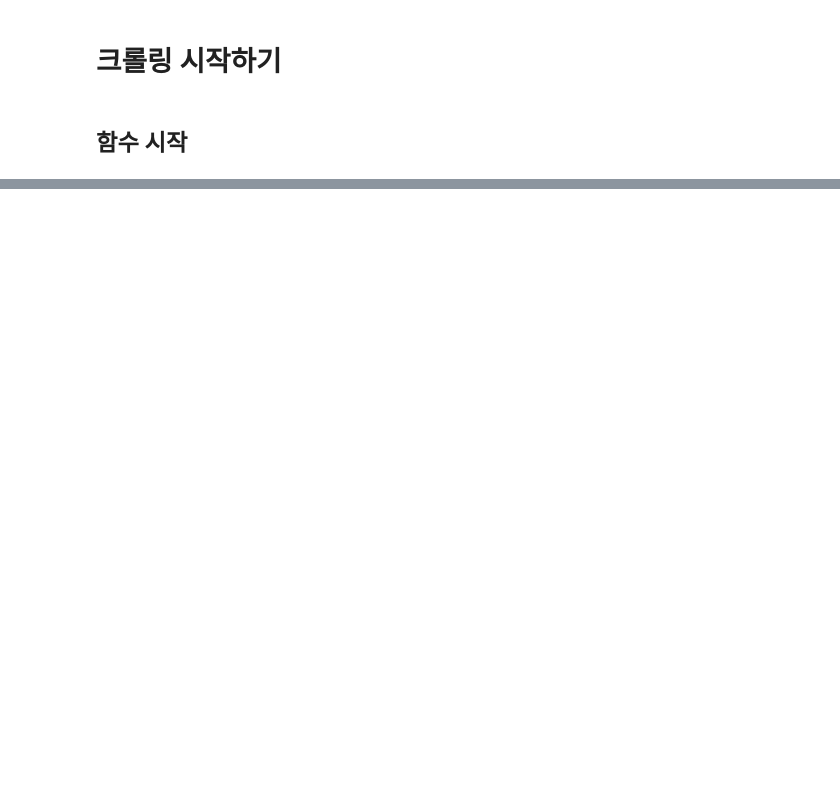
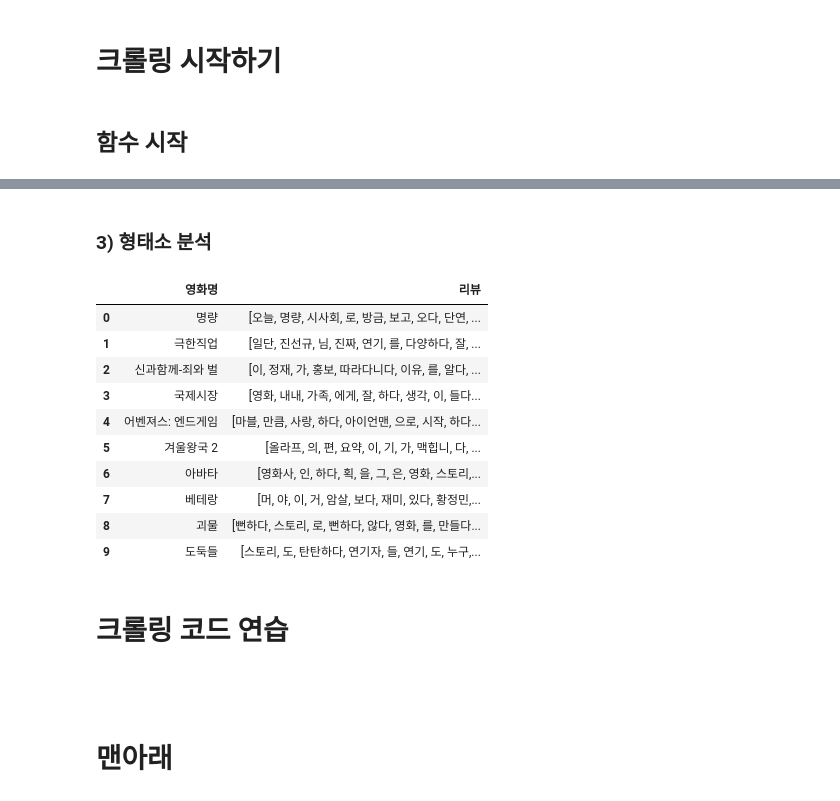
Before and after one commit to Play-Web-miniProject/MovieDL, a Jupyter notebook: suyeon/naver_API_practice.ipynb, the cells around one changed output, grey strips where cells are left out. Cells and saved outputs as stored; diff of their text form; code cells hidden in the pictures; blank space fills up the shorter version.

```diff
--- a/suyeon/naver_API_practice.ipynb
+++ b/suyeon/naver_API_practice.ipynb
@@ -621,0 +204,7 @@ tmp = np.setdiff1d(diff_df2['영화명'].to_numpy(), err_li['영화명'].to_nump
+# %%
+# 띄어쓰기 고치기
+from pykospacing import Spacing
+spacing = Spacing()
+
+for i in range(0, len(review)):
+    review['리뷰'][i] = spacing(review['리뷰'][i])
@@ -621,0 +235,2 @@ tmp = np.setdiff1d(diff_df2['영화명'].to_numpy(), err_li['영화명'].to_nump
+# %% [markdown]
+### 3) 형태소 분석
@@ -621,0 +240,23 @@ tmp = np.setdiff1d(diff_df2['영화명'].to_numpy(), err_li['영화명'].to_nump
+# %%
+# Okt 모델 사용
+okt = Okt()
+for i in range(0,len(review)):
+    review['리뷰'][i] = okt.morphs(review['리뷰'][i],stem=True)
+# " ".join(review['리뷰'].tolist())
+# words = okt.morphs(words,stem=True)
+# %%
+review
+# %% [output]
+|  | 영화명 | 리뷰 |
+| 0 | 명량 | [오늘, 명량, 시사회, 로, 방금, 보고, 오다, 단연, ... |
+| 1 | 극한직업 | [일단, 진선규, 님, 진짜, 연기, 를, 다양하다, 잘, ... |
+| 2 | 신과함께-죄와 벌 | [이, 정재, 가, 홍보, 따라다니다, 이유, 를, 알다, ... |
+| 3 | 국제시장 | [영화, 내내, 가족, 에게, 잘, 하다, 생각, 이, 들다... |
+| 4 | 어벤져스: 엔드게임 | [마블, 만큼, 사랑, 하다, 아이언맨, 으로, 시작, 하다... |
+| 5 | 겨울왕국 2 | [올라프, 의, 편, 요약, 이, 기, 가, 맥힙니, 다, ... |
+| 6 | 아바타 | [영화사, 인, 하다, 획, 을, 그, 은, 영화, 스토리,... |
+| 7 | 베테랑 | [머, 야, 이, 거, 암살, 보다, 재미, 있다, 황정민,... |
+| 8 | 괴물 | [뻔하다, 스토리, 로, 뻔하다, 않다, 영화, 를, 만들다... |
+| 9 | 도둑들 | [스토리, 도, 탄탄하다, 연기자, 들, 연기, 도, 누구,... |
+# %% [markdown]
+# 크롤링 코드 연습
@@ -621,0 +351,4 @@ tmp = np.setdiff1d(diff_df2['영화명'].to_numpy(), err_li['영화명'].to_nump
+# %% [markdown]
+#
+# %% [markdown]
+# 맨아래
```
Also changed, not shown: parts of 65 cells of this notebook, 4 other files.
